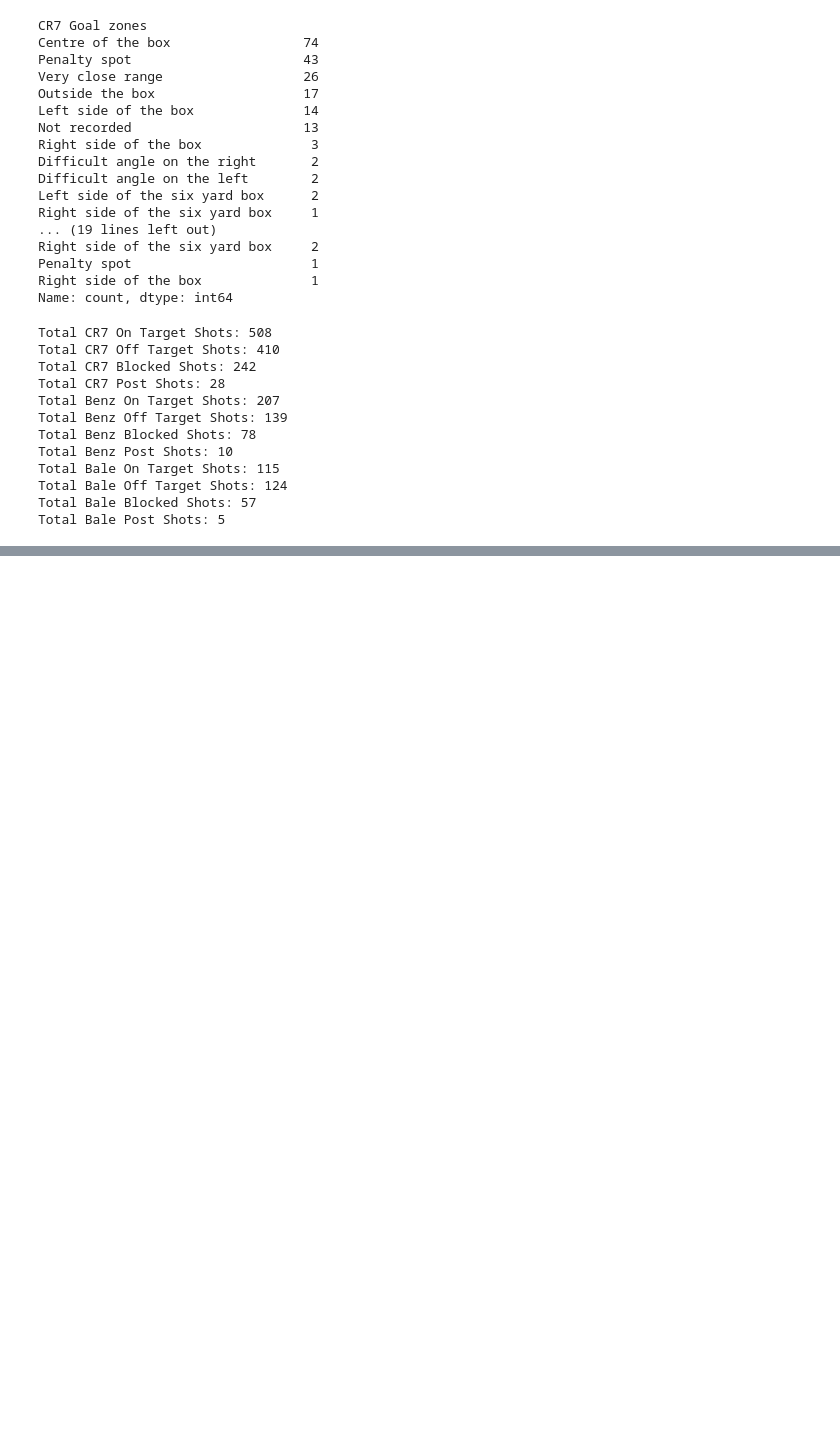
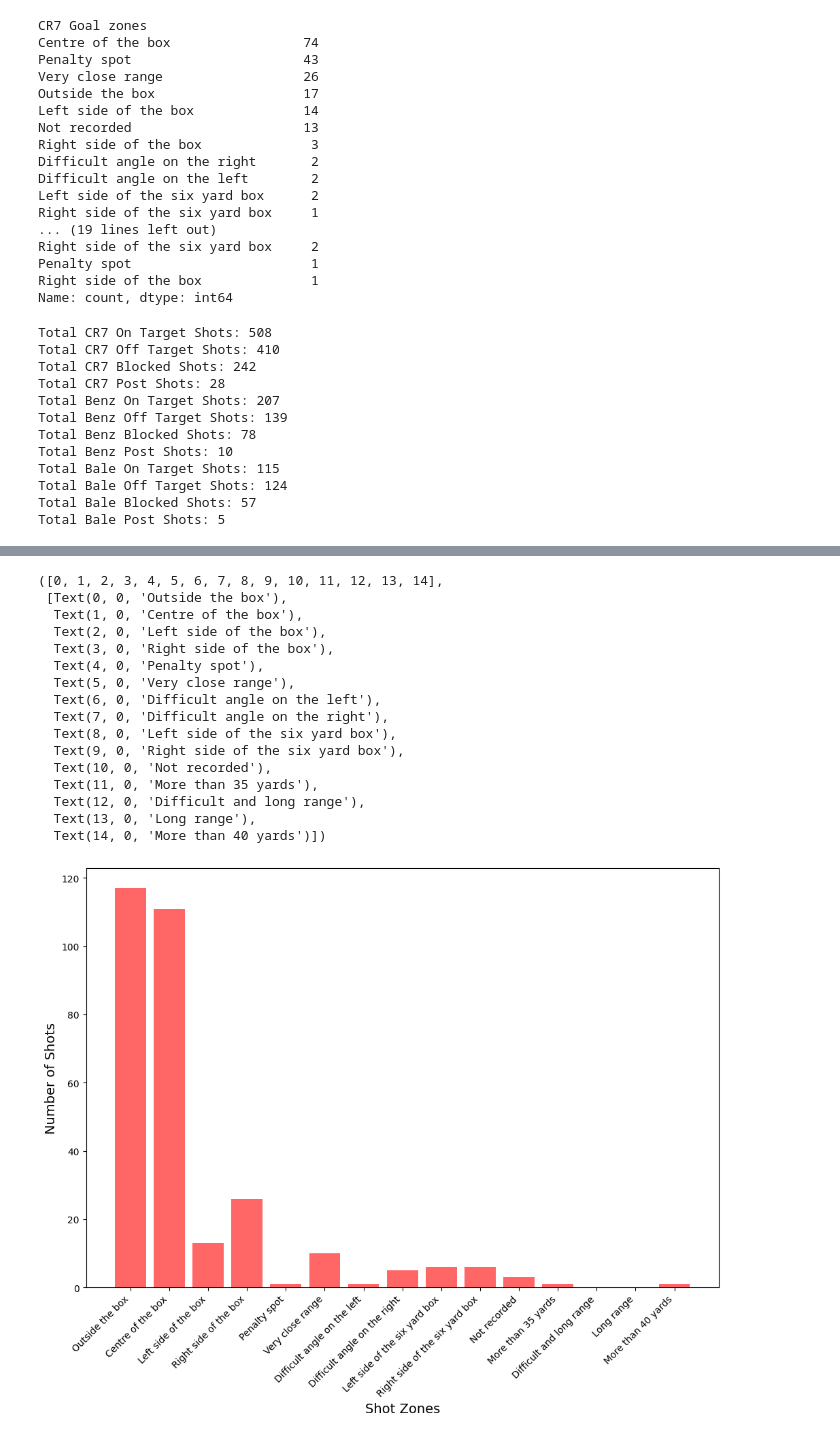
Before and after one commit to shaneearle876/MAST397FinalProjectFInal, a Jupyter notebook: shot_zone_creation_and_testing.ipynb, the cells around one changed output, grey strips where cells are left out. Cells and saved outputs as stored; diff of their text form; code cells hidden in the pictures; blank space fills up the shorter version.

Commit message:
producing graphs

```diff
--- a/shot_zone_creation_and_testing.ipynb
+++ b/shot_zone_creation_and_testing.ipynb
@@ -308,0 +433,37 @@ Total Bale Post Shots: 5
+# %%
+import matplotlib.pyplot as plt
+
+zones = ['Outside the box', 'Centre of the box', 'Left side of the box', 'Right side of the box', 'Penalty spot', 'Very close range', 'Difficult angle on the left', 'Difficult angle on the right', 'Left side of the six yard box', 'Right side of the six yard box', 'Not recorded', 'More than 35 yards', 'Difficult and long range', 'Long range', 'More than 40 yards']
+shots_cr7 = [480, 322, 124, 67, 50, 44, 16, 9, 13, 14, 13, 4, 14, 18, 0]
+shots_benz = [81, 207, 46, 46, 0, 27, 5, 6, 6, 9, 0, 0, 1, 0, 0]
+shots_bale = [117, 111, 13, 26, 1, 10, 1, 5, 6, 6, 3, 1, 0, 0, 1]
+
+plt.figure(figsize=(12, 8))
+#plt.bar(zones, shots_cr7, alpha=0.6, label='CR7', color='red')
+
+#plt.bar(zones, shots_benz, alpha=0.6, label='Benzema', color='red')
+
+plt.bar(zones, shots_bale, alpha=0.6, label='Bale', color='red')
+
+plt.xlabel('Shot Zones', fontsize=14)
+plt.ylabel('Number of Shots', fontsize=14)
+
+plt.xticks(rotation=45, ha='right')
+# %% [output]
+([0, 1, 2, 3, 4, 5, 6, 7, 8, 9, 10, 11, 12, 13, 14],
+ [Text(0, 0, 'Outside the box'),
+  Text(1, 0, 'Centre of the box'),
+  Text(2, 0, 'Left side of the box'),
+  Text(3, 0, 'Right side of the box'),
+  Text(4, 0, 'Penalty spot'),
+  Text(5, 0, 'Very close range'),
+  Text(6, 0, 'Difficult angle on the left'),
+  Text(7, 0, 'Difficult angle on the right'),
+  Text(8, 0, 'Left side of the six yard box'),
+  Text(9, 0, 'Right side of the six yard box'),
+  Text(10, 0, 'Not recorded'),
+  Text(11, 0, 'More than 35 yards'),
+  Text(12, 0, 'Difficult and long range'),
+  Text(13, 0, 'Long range'),
+  Text(14, 0, 'More than 40 yards')])
+[figure, added]
```
Also changed, not shown: parts of 3 cells of this notebook, 3 other files.
